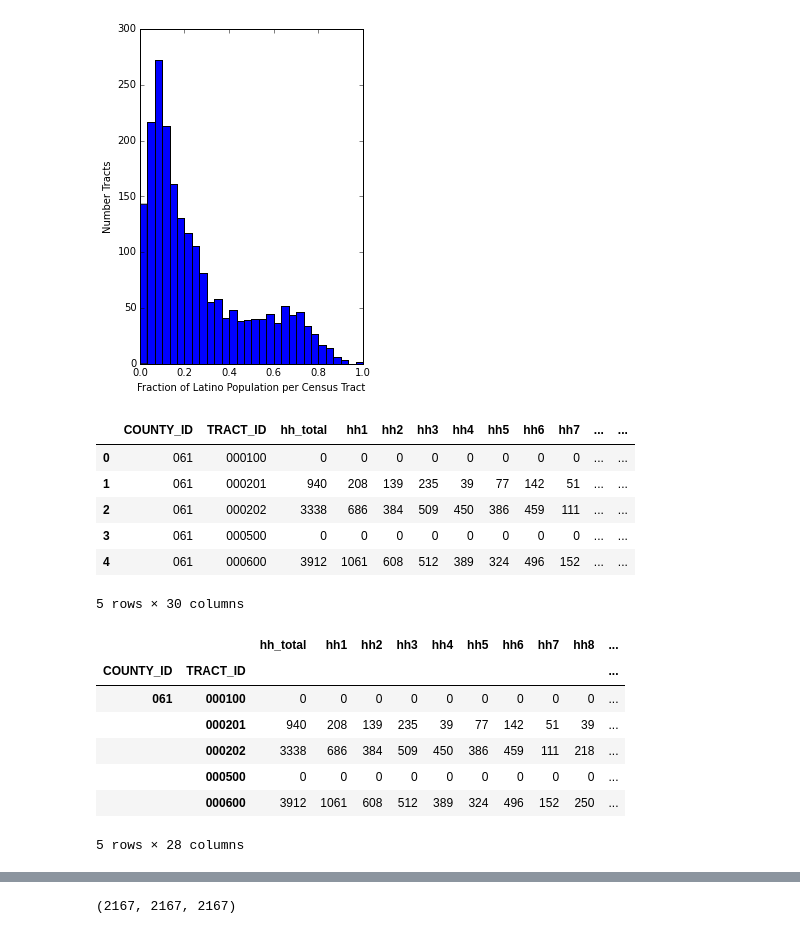
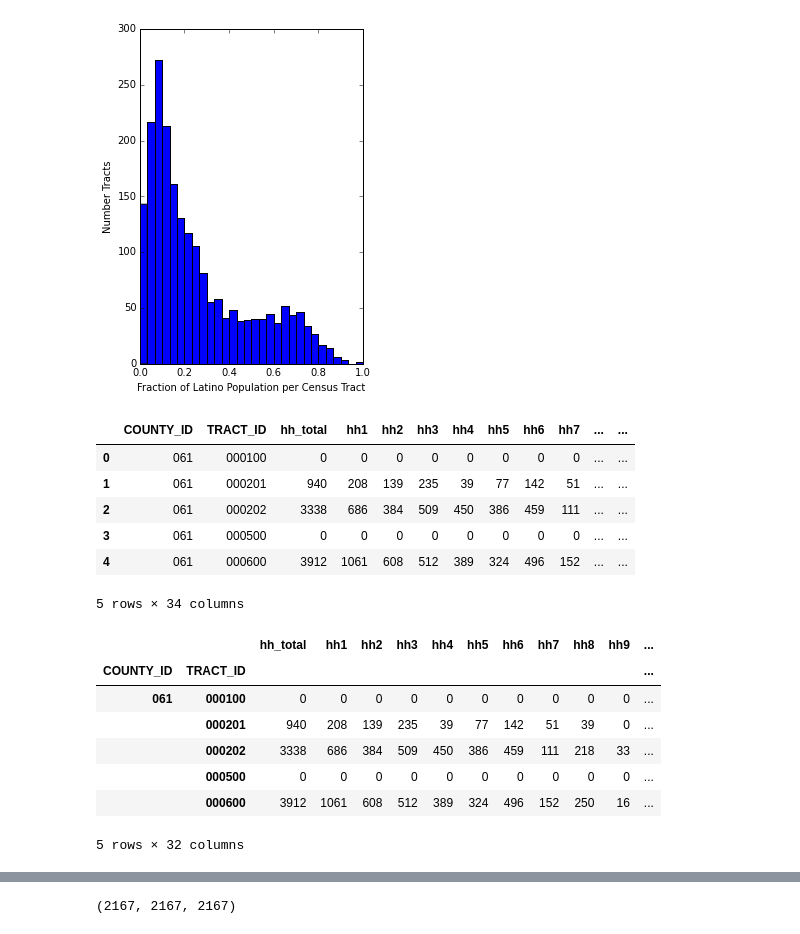
Before and after one commit to luiscvargas/insight_project, a Jupyter notebook: analysis/data_wrangling_census.ipynb, the cells around one changed output, grey strips where cells are left out. Cells and saved outputs as stored; diff of their text form; code cells hidden in the pictures.

```diff
--- a/analysis/data_wrangling_census.ipynb
+++ b/analysis/data_wrangling_census.ipynb
@@ -166,6 +161,10 @@ census_vars = [["cty", {"description": "County", "name": "COUNTY_ID"}],
 ["DP03_0057E" , {"description": "Total households 50,000 to 74,999","name": "hh6"}],
 ["DP03_0058E" , {"description": "Total households 75,000 to 99,999","name": "hh7"}],
 ["DP03_0059E" , {"description": "Total households 100,000 to 149,999","name": "hh8"}],
+["DP03_0060E" , {"description": "Total households 150,000 to 199,999","name": "hh9"}],
+["DP03_0061E" , {"description": "Total households 200,000 + ","name": "hh10"}],
+["DP03_0062E" , {"description": "Total households MEDIAN","name": "hhmedian"}], #dollars
+["DP03_0063E" , {"description": "Total households MEAN","name": "hhmean"}],   #dollars
 ["DP05_0001E" , {"description": "Total population","name": "pop_total"}],
 ["DP05_0008E" , {"description": "Total population 20 to 24 years old","name": "pop1"}],
 ["DP05_0009E" , {"description": "Total population 25 to 34 years old","name": "pop2"}],
@@ -206,0 +204,7 @@ census_df.rename(columns=dict(zip(census_vars_keys, census_vars_names)), inplace
+# %%
+census_df.rename(columns=dict(zip(census_vars_keys, census_vars_names)), inplace=True)
+census_df.loc[census_df['hhmedian'] == "250,000+","hhmedian"] = "250000"
+census_df.loc[census_df['hhmean'] == "250,000+","hhmean"] = "250000"
+census_df.loc[census_df['hhmedian'] == "-","hhmedian"] = "NaN"
+census_df.loc[census_df['hhmean'] == "-","hhmean"] = "NaN"
+census_df.loc[census_df['hhmean'] == "N","hhmean"] = "NaN"
@@ -207,7 +215,7 @@ census_df.rename(columns=dict(zip(census_vars_keys, census_vars_names)), inplace
 # %%
 #convert all the "strings" to numeric data PRIOR to merging with geographic data
 for col in census_df.columns:
-    if col not in ['COUNTY_ID', 'TRACT_ID', 'ZIPCODE_ID']:
+    if col not in ['COUNTY_ID', 'TRACT_ID']:
         census_df[col] = census_df[col].astype(float)
 # %%
 import matplotlib.pyplot as plt
@@ -236,19 +244,19 @@ census_df.head(5)
 | 2 | 061 | 000202 | 3338 | 686 | 384 | 509 | 450 | 386 | 459 | 111 | ... | ... |
 | 3 | 061 | 000500 | 0 | 0 | 0 | 0 | 0 | 0 | 0 | 0 | ... | ... |
 | 4 | 061 | 000600 | 3912 | 1061 | 608 | 512 | 389 | 324 | 496 | 152 | ... | ... |
-5 rows × 30 columns
+5 rows × 34 columns
 # %%
-census_df.set_index(['COUNTY_ID', 'TRACT_ID'],inplace=True)
+census_df.set_index(['COUNTY_ID', 'TRACT_ID'],inplace=True,drop=True)
 census_df.head(5)
 # %% [output]
-|  |  | hh_total | hh1 | hh2 | hh3 | hh4 | hh5 | hh6 | hh7 | hh8 | ... |
-| COUNTY_ID | TRACT_ID |  |  |  |  |  |  |  |  |  | ... |
-| 061 | 000100 | 0 | 0 | 0 | 0 | 0 | 0 | 0 | 0 | 0 | ... |
-|  | 000201 | 940 | 208 | 139 | 235 | 39 | 77 | 142 | 51 | 39 | ... |
-|  | 000202 | 3338 | 686 | 384 | 509 | 450 | 386 | 459 | 111 | 218 | ... |
-|  | 000500 | 0 | 0 | 0 | 0 | 0 | 0 | 0 | 0 | 0 | ... |
-|  | 000600 | 3912 | 1061 | 608 | 512 | 389 | 324 | 496 | 152 | 250 | ... |
+|  |  | hh_total | hh1 | hh2 | hh3 | hh4 | hh5 | hh6 | hh7 | hh8 | hh9 | ... |
+| COUNTY_ID | TRACT_ID |  |  |  |  |  |  |  |  |  |  | ... |
+| 061 | 000100 | 0 | 0 | 0 | 0 | 0 | 0 | 0 | 0 | 0 | 0 | ... |
+|  | 000201 | 940 | 208 | 139 | 235 | 39 | 77 | 142 | 51 | 39 | 0 | ... |
+|  | 000202 | 3338 | 686 | 384 | 509 | 450 | 386 | 459 | 111 | 218 | 33 | ... |
+|  | 000500 | 0 | 0 | 0 | 0 | 0 | 0 | 0 | 0 | 0 | 0 | ... |
+|  | 000600 | 3912 | 1061 | 608 | 512 | 389 | 324 | 496 | 152 | 250 | 16 | ... |
-5 rows × 28 columns
+5 rows × 32 columns
 # %%
 nyc.head(5)
 # %% [output]
```
Also changed, not shown: parts of 33 cells of this notebook, 3 other files.
